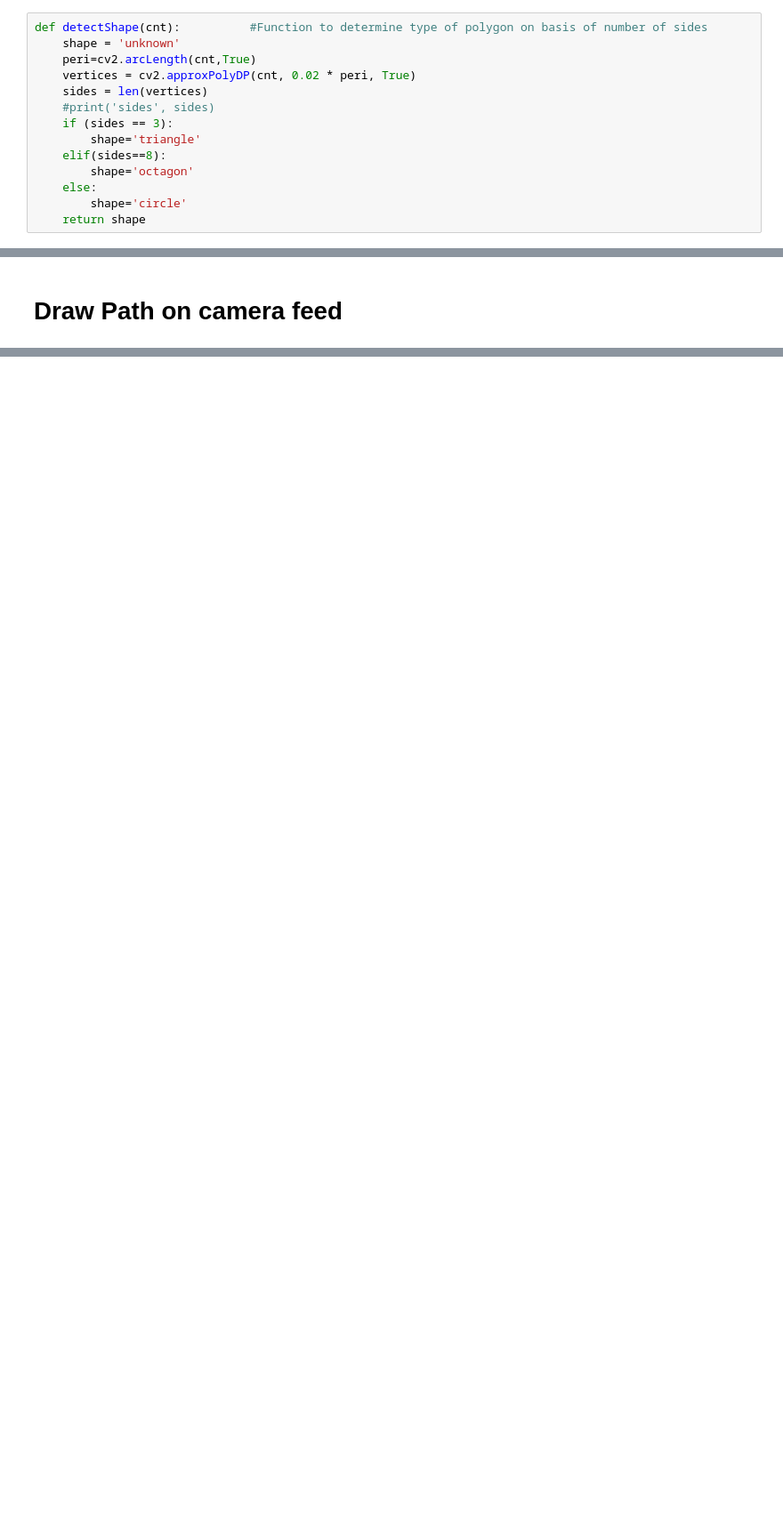
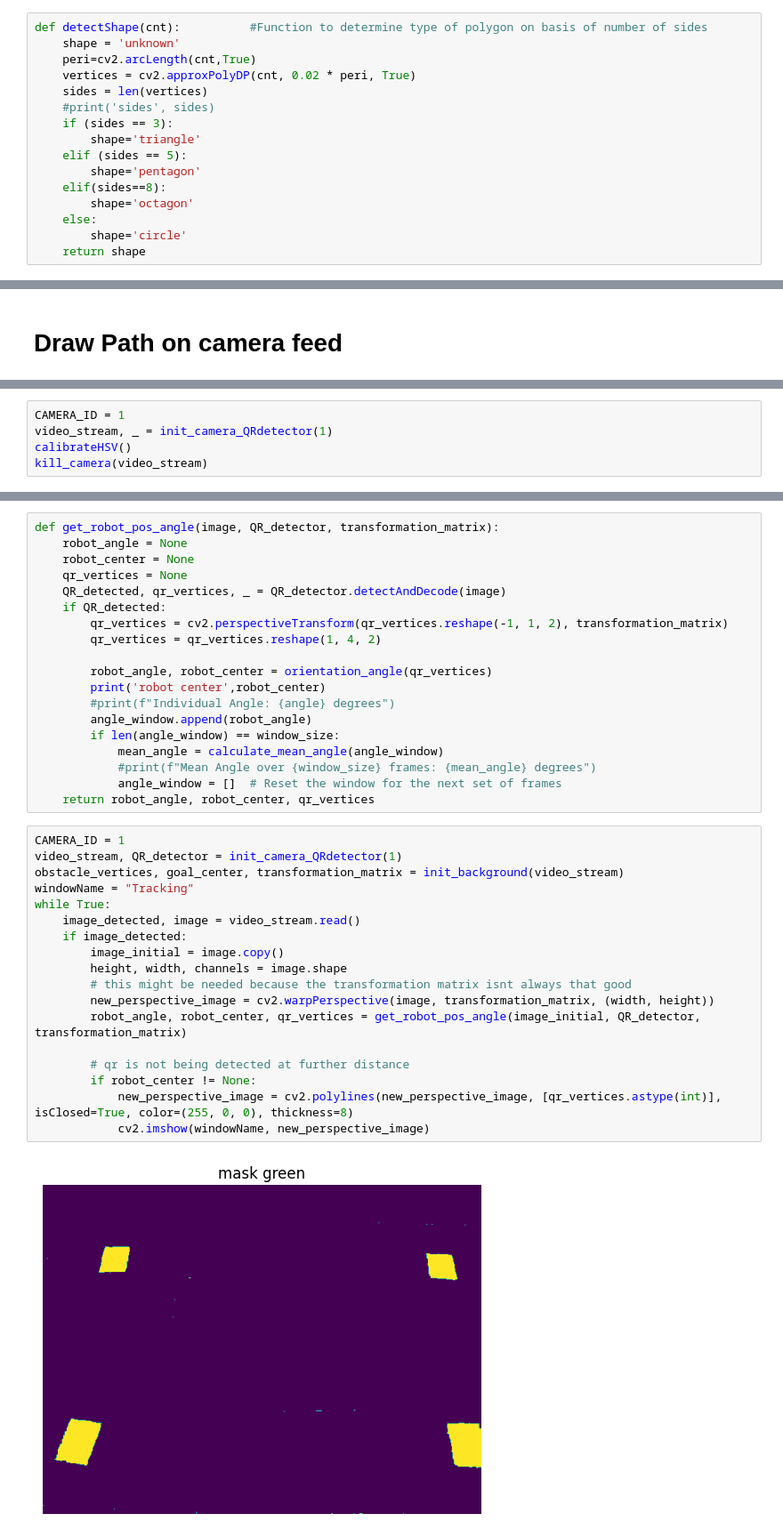
Before and after one commit to Owhenthesaints/Project_Basics_For_Mobile_Robotics, a Jupyter notebook: dependencies/Tracking_QR_code_obstacles_analysis-CurrTestingCopy.ipynb, the cells around one changed output, grey strips where cells are left out. Shown at 89% size. Cells and saved outputs as stored; diff of their text form; blank space fills up the shorter version.

```diff
--- a/dependencies/Tracking_QR_code_obstacles_analysis-CurrTestingCopy.ipynb
+++ b/dependencies/Tracking_QR_code_obstacles_analysis-CurrTestingCopy.ipynb
@@ -246,6 +251,8 @@ def detectShape(cnt):          #Function to determine type of polygon on basis o
     #print('sides', sides)
     if (sides == 3):
         shape='triangle'
+    elif (sides == 5):
+        shape='pentagon'
     elif(sides==8):
         shape='octagon'
     else:
@@ -705,0 +728,5 @@ def draw_path_on_camera(cameraImage, shortestPath, robot_center, robot_angle):
+# %%
+CAMERA_ID = 1
+video_stream, _ = init_camera_QRdetector(1)
+calibrateHSV()
+kill_camera(video_stream)
@@ -705,0 +791,39 @@ def draw_path_on_camera(cameraImage, shortestPath, robot_center, robot_angle):
+# %%
+def get_robot_pos_angle(image, QR_detector, transformation_matrix):
+    robot_angle = None
+    robot_center = None
+    qr_vertices = None
+    QR_detected, qr_vertices, _ = QR_detector.detectAndDecode(image)
+    if QR_detected:
+        qr_vertices = cv2.perspectiveTransform(qr_vertices.reshape(-1, 1, 2), transformation_matrix)
+        qr_vertices = qr_vertices.reshape(1, 4, 2)
+
+        robot_angle, robot_center = orientation_angle(qr_vertices)
+        print('robot center',robot_center)
+        #print(f"Individual Angle: {angle} degrees")
+        angle_window.append(robot_angle)
+        if len(angle_window) == window_size:
+            mean_angle = calculate_mean_angle(angle_window)
+            #print(f"Mean Angle over {window_size} frames: {mean_angle} degrees")
+            angle_window = []  # Reset the window for the next set of frames
+    return robot_angle, robot_center, qr_vertices
+# %%
+CAMERA_ID = 1
+video_stream, QR_detector = init_camera_QRdetector(1)
+obstacle_vertices, goal_center, transformation_matrix = init_background(video_stream)
+windowName = "Tracking"
+while True:
+    image_detected, image = video_stream.read()
+    if image_detected:
+        image_initial = image.copy()
+        height, width, channels = image.shape
+        # this might be needed because the transformation matrix isnt always that good
+        new_perspective_image = cv2.warpPerspective(image, transformation_matrix, (width, height))
+        robot_angle, robot_center, qr_vertices = get_robot_pos_angle(image_initial, QR_detector, transformation_matrix)
+
+        # qr is not being detected at further distance
+        if robot_center != None:
+            new_perspective_image = cv2.polylines(new_perspective_image, [qr_vertices.astype(int)], isClosed=True, color=(255, 0, 0), thickness=8)
+            cv2.imshow(windowName, new_perspective_image)
+# %% [output]
+[figure, added]
```
Also changed, not shown: parts of 17 cells of this notebook, 1 other file.
